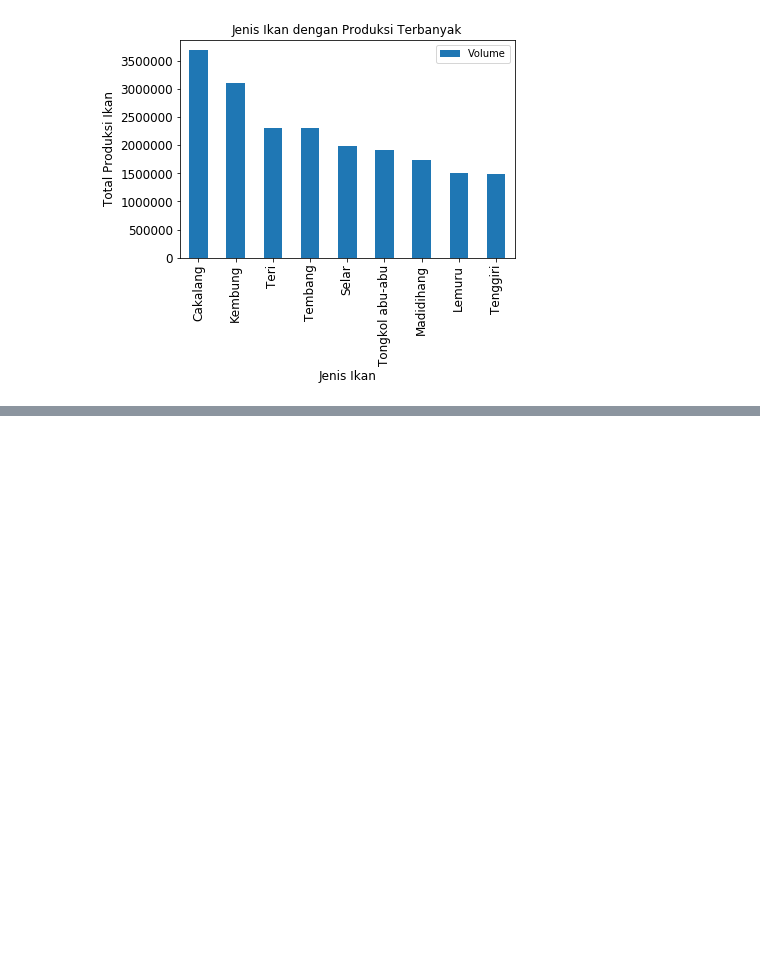
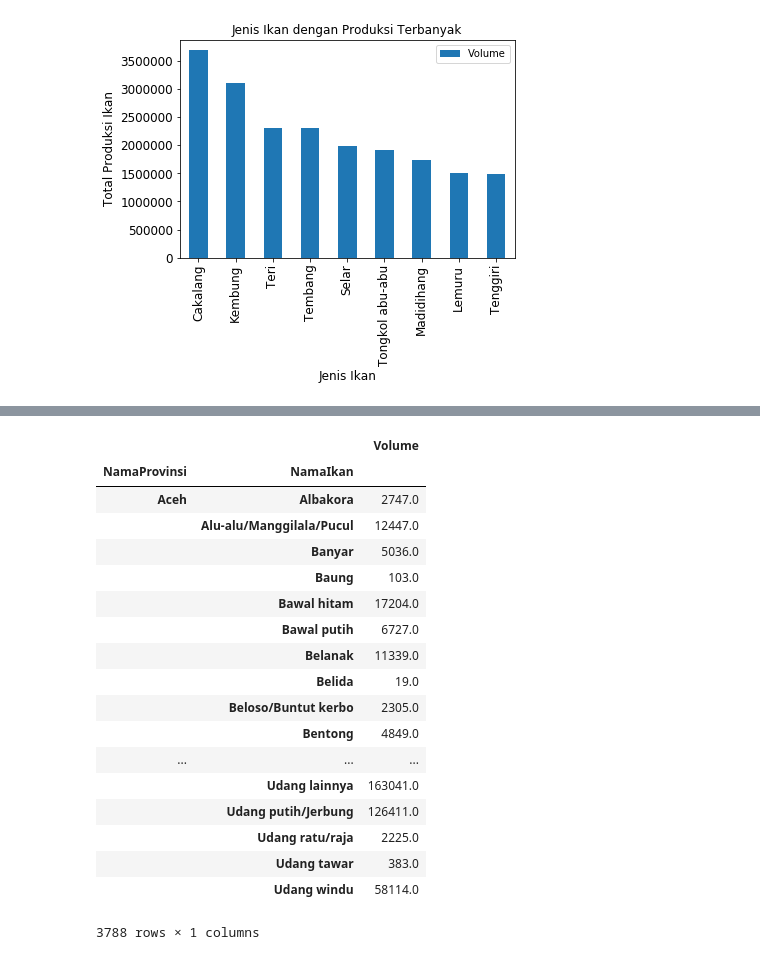
Before and after one commit to Khanifsaleh/Tugas-Digitalent-1, a Jupyter notebook: Tugas 4 Analisa Data X.ipynb, the cells around one changed output, grey strips where cells are left out. Cells and saved outputs as stored; diff of their text form; code cells hidden in the pictures; blank space fills up the shorter version.

```diff
--- a/Tugas 4 Analisa Data X.ipynb
+++ b/Tugas 4 Analisa Data X.ipynb
@@ -110,0 +111,2 @@ olah2=olah1 = olah.groupby(['Tahun','NamaIkan']).agg({'Volume':sum})
+# %%
+olah2_1=olah[olah.NamaIkan != "Ikan lainnya"]
@@ -156,0 +161,24 @@ olah_urut2
+# %%
+olah3=olah2_1.groupby(['NamaProvinsi','NamaIkan']).agg({'Volume':sum})
+# %%
+olah3
+# %% [output]
+|  |  | Volume |
+| NamaProvinsi | NamaIkan |  |
+| Aceh | Albakora | 2747.0 |
+|  | Alu-alu/Manggilala/Pucul | 12447.0 |
+|  | Banyar | 5036.0 |
+|  | Baung | 103.0 |
+|  | Bawal hitam | 17204.0 |
+|  | Bawal putih | 6727.0 |
+|  | Belanak | 11339.0 |
+|  | Belida | 19.0 |
+|  | Beloso/Buntut kerbo | 2305.0 |
+|  | Bentong | 4849.0 |
+| ... | ... | ... |
+|  | Udang lainnya | 163041.0 |
+|  | Udang putih/Jerbung | 126411.0 |
+|  | Udang ratu/raja | 2225.0 |
+|  | Udang tawar | 383.0 |
+|  | Udang windu | 58114.0 |
+3788 rows × 1 columns
```
Also changed, not shown: parts of 14 cells of this notebook.
